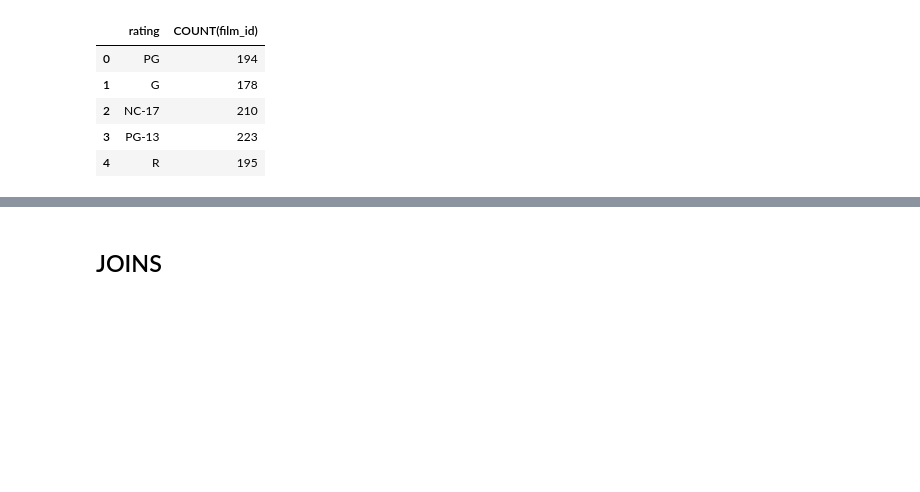
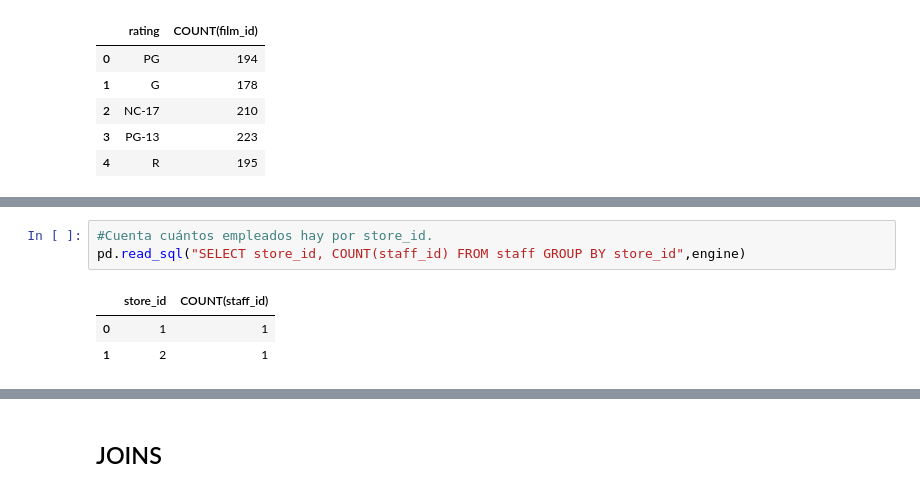
Before and after one commit to preciii7/practica_programacion, a Jupyter notebook: sql/ejercicios_sakila.ipynb, the cells around one changed output, grey strips where cells are left out. Drawn from its saved outputs; the diff is of its cells as text; blank space fills up the shorter version.

```diff
--- a/sql/ejercicios_sakila.ipynb
+++ b/sql/ejercicios_sakila.ipynb
@@ -558,0 +600,7 @@ pd.read_sql("SELECT rental_duration, COUNT(film_id) FROM film GROUP BY rental_du
+# %%
+#Cuenta cuántos empleados hay por store_id.
+pd.read_sql("SELECT store_id, COUNT(staff_id) FROM staff GROUP BY store_id",engine)
+# %% [output]
+|  | store_id | COUNT(staff_id) |
+| 0 | 1 | 1 |
+| 1 | 2 | 1 |
```
Also changed, not shown: parts of 5 cells of this notebook.
